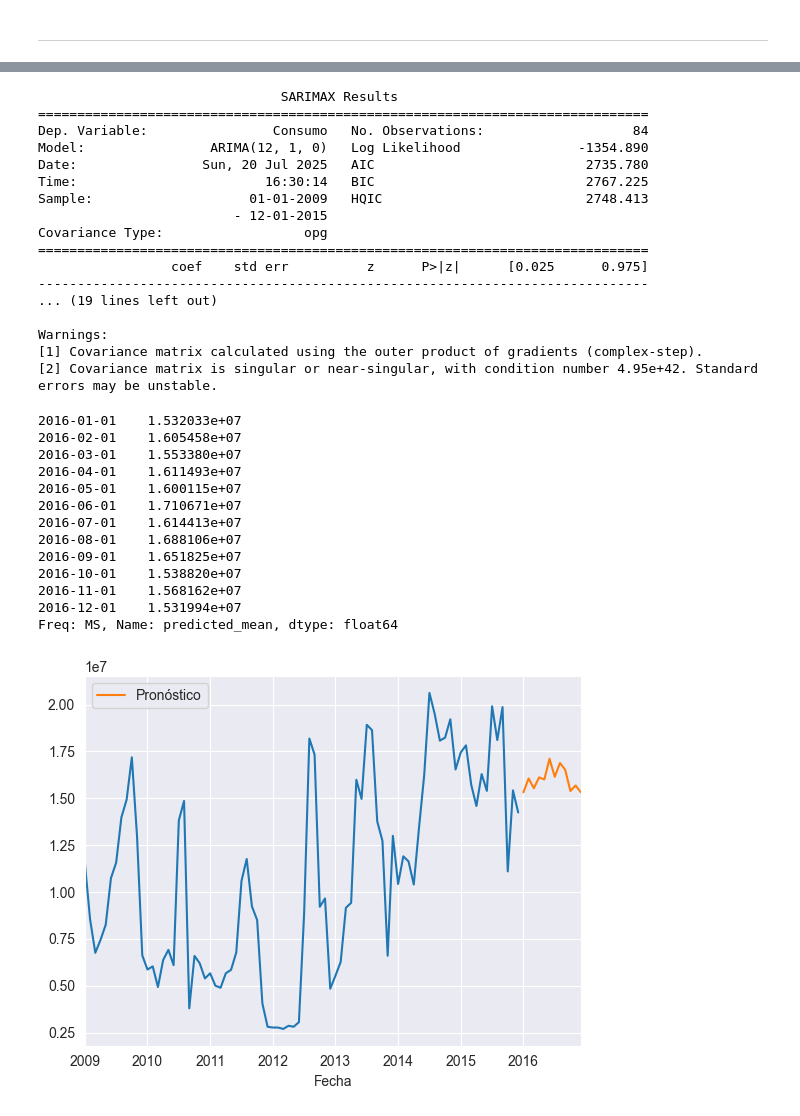
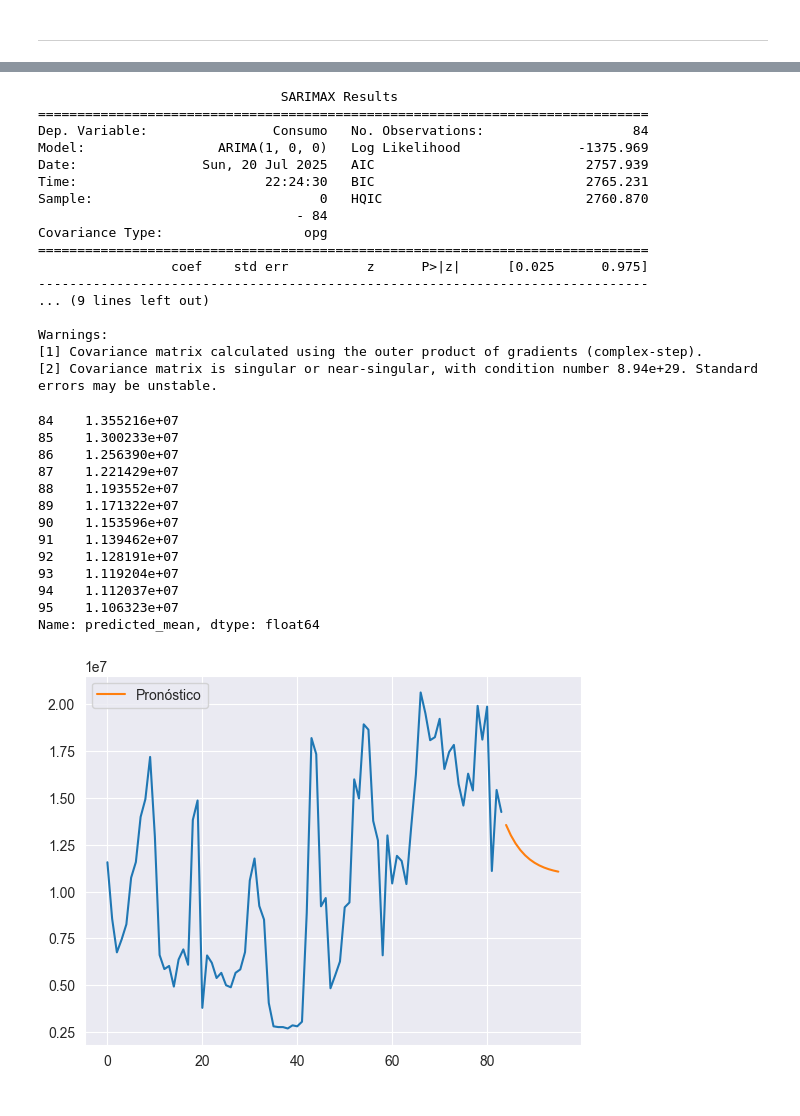
Before and after one commit to AlejandroChicaizaBMV/Proyecto_MN, a Jupyter notebook: proyecto.ipynb, the cells around one changed output, grey strips where cells are left out. Drawn from its saved outputs; the diff is of its cells as text; code cells hidden in the pictures.

```diff
--- a/proyecto.ipynb
+++ b/proyecto.ipynb
@@ -484,7 +391,7 @@ result.plot()
 # %%
 from statsmodels.tsa.arima.model import ARIMA
 # %%
-model = ARIMA(df_mes['Consumo'], order=(12,1,0))
+model = ARIMA(df_consumo_total['Consumo'], order=(1,0,0))
 result = model.fit()
 # %%
 print(result.summary())
@@ -492,40 +399,40 @@ print(result.summary())
                                SARIMAX Results
 ==============================================================================
 Dep. Variable:                Consumo   No. Observations:                   84
-Model:                ARIMA(12, 1, 0)   Log Likelihood               -1354.890
-Date:                Sun, 20 Jul 2025   AIC                           2735.780
-Time:                        16:30:14   BIC                           2767.225
-Sample:                    01-01-2009   HQIC                          2748.413
-                         - 12-01-2015
+Model:                 ARIMA(1, 0, 0)   Log Likelihood               -1375.969
+Date:                Sun, 20 Jul 2025   AIC                           2757.939
+Time:                        22:24:30   BIC                           2765.231
+Sample:                             0   HQIC                          2760.870
+                                 - 84
 Covariance Type:                  opg
 ==============================================================================
                  coef    std err          z      P>|z|      [0.025      0.975]
 ------------------------------------------------------------------------------
-... (19 lines left out)
+... (9 lines left out)
 
 Warnings:
 [1] Covariance matrix calculated using the outer product of gradients (complex-step).
-[2] Covariance matrix is singular or near-singular, with condition number 4.95e+42. Standard errors may be unstable.
+[2] Covariance matrix is singular or near-singular, with condition number 8.94e+29. Standard errors may be unstable.
 # %%
 pronostico = result.forecast(steps=12)
 print(pronostico)
 # %% [output]
-2016-01-01    1.532033e+07
-2016-02-01    1.605458e+07
-2016-03-01    1.553380e+07
-2016-04-01    1.611493e+07
-2016-05-01    1.600115e+07
-2016-06-01    1.710671e+07
-2016-07-01    1.614413e+07
-2016-08-01    1.688106e+07
-2016-09-01    1.651825e+07
-2016-10-01    1.538820e+07
-2016-11-01    1.568162e+07
-2016-12-01    1.531994e+07
-Freq: MS, Name: predicted_mean, dtype: float64
+84    1.355216e+07
+85    1.300233e+07
+86    1.256390e+07
+87    1.221429e+07
+88    1.193552e+07
+89    1.171322e+07
+90    1.153596e+07
+91    1.139462e+07
+92    1.128191e+07
+93    1.119204e+07
+94    1.112037e+07
+95    1.106323e+07
+Name: predicted_mean, dtype: float64
 # %%
-df_mes['Consumo'].plot(label='Histórico')
+df_consumo_total['Consumo'].plot(label='Histórico')
 pronostico.plot(label='Pronóstico', legend=True)
 plt.show()
 # %% [output]
-[figure, old version]
+[figure, new version]
```
Also changed, not shown: parts of 17 cells of this notebook.
